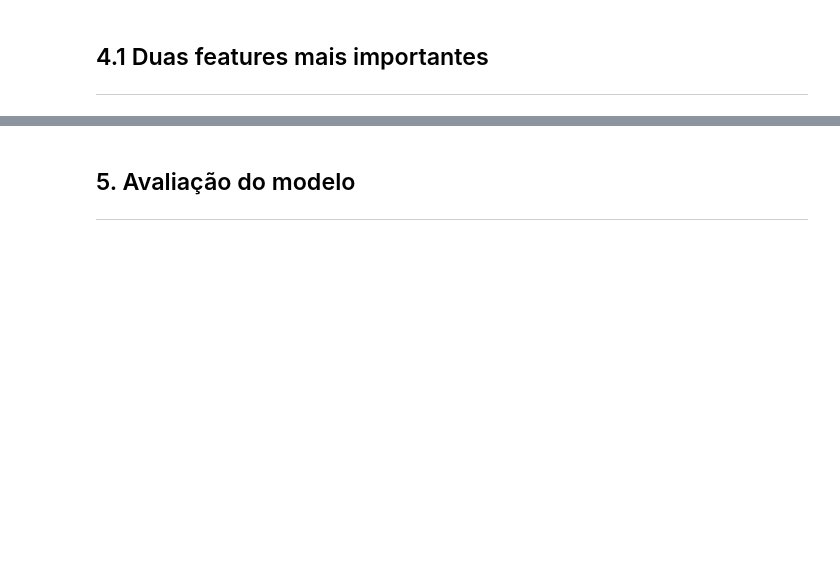
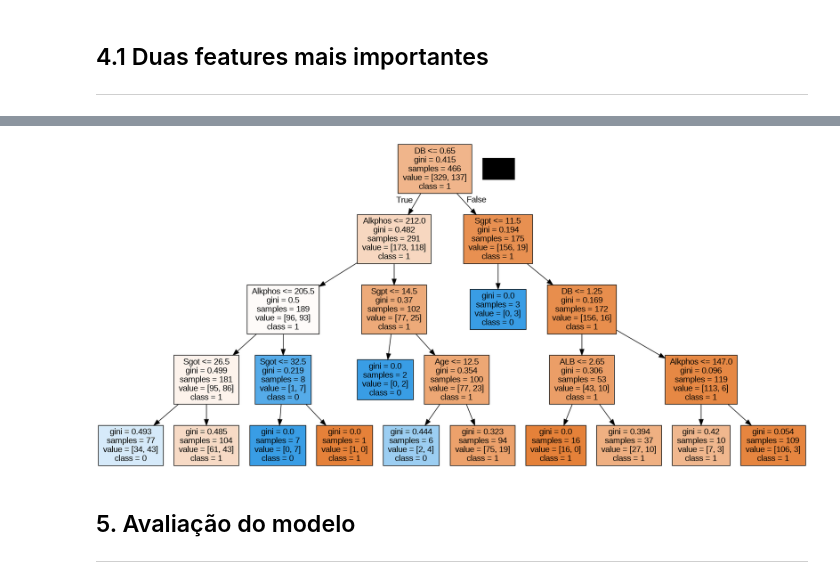
Before and after one commit to KesleyJS/TrabalhoML, a Jupyter notebook: Lista01/Lista1.ipynb, the cells around one changed output, grey strips where cells are left out. Drawn from its saved outputs; the diff is of its cells as text; code cells hidden in the pictures; blank space fills up the shorter version.

```diff
--- a/Lista01/Lista1.ipynb
+++ b/Lista01/Lista1.ipynb
@@ -330,3 +333,20 @@ Duas features mais importantes: [(np.float64(0.4359728847586034), 'DB'), (np.flo
+# %%
+dot_data = StringIO()
+export_graphviz(
+tree,
+out_file=dot_data,
+feature_names=X.columns,
+class_names=["1", "0"],
+filled=True,
+)
+g = pydotplus.graph_from_dot_data(
+dot_data.getvalue()
+)
+
+from IPython.display import Image
+Image(g.create_png())
+# %% [output]
+[figure, added]
 # %% [markdown]
 ## 5. Avaliação do modelo
 --------------------
```
Also changed, not shown: parts of 4 cells of this notebook.
